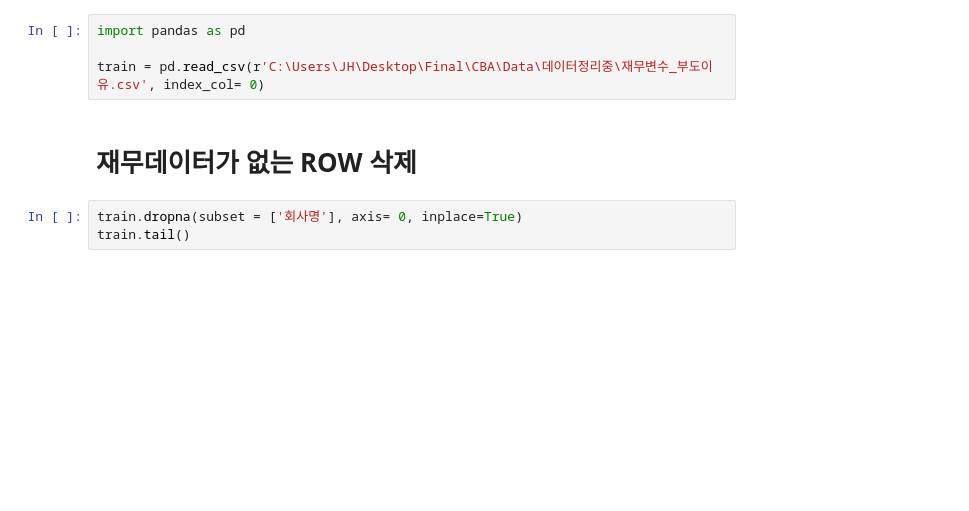
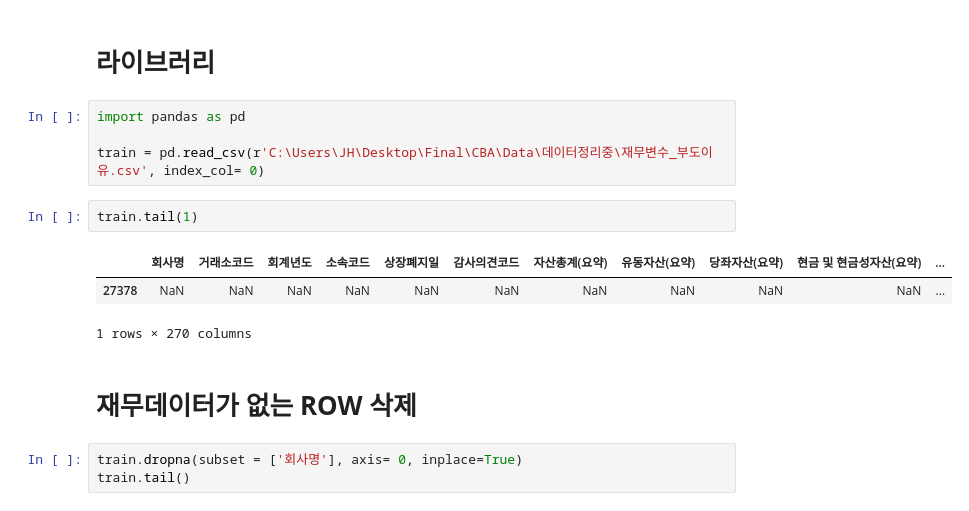
Before and after one commit to JxxHxxx/Ubion-CorporateBankruptcyAnalysis, a Jupyter notebook: Code/JH/code/preprocessing/Default_Definition.ipynb, the cells around one changed output. Drawn from its saved outputs; the diff is of its cells as text; blank space fills up the shorter version.

```diff
--- a/Code/JH/code/preprocessing/Default_Definition.ipynb
+++ b/Code/JH/code/preprocessing/Default_Definition.ipynb
@@ -3,7 +9,15 @@
+# %% [markdown]
+# **라이브러리**
 # %%
 import pandas as pd
 
 train = pd.read_csv(r'C:\Users\JH\Desktop\Final\CBA\Data\데이터정리중\재무변수_부도이유.csv', index_col= 0)
+# %%
+train.tail(1)
+# %% [output]
+|  | 회사명 | 거래소코드 | 회계년도 | 소속코드 | 상장폐지일 | 감사의견코드 | 자산총계(요약) | 유동자산(요약) | 당좌자산(요약) | 현금 및 현금성자산(요약) | ... |
+| 27378 | NaN | NaN | NaN | NaN | NaN | NaN | NaN | NaN | NaN | NaN | ... |
+1 rows × 270 columns
 # %% [markdown]
 # **재무데이터가 없는 ROW 삭제**
 # %%
```
Also changed, not shown: parts of 2 cells of this notebook, 6 other files.
